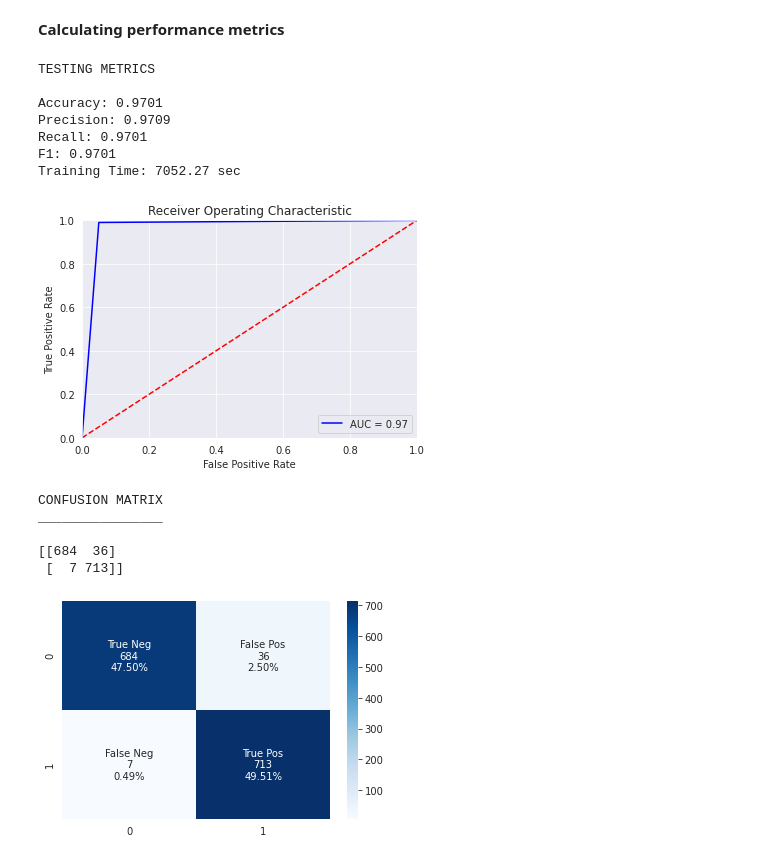
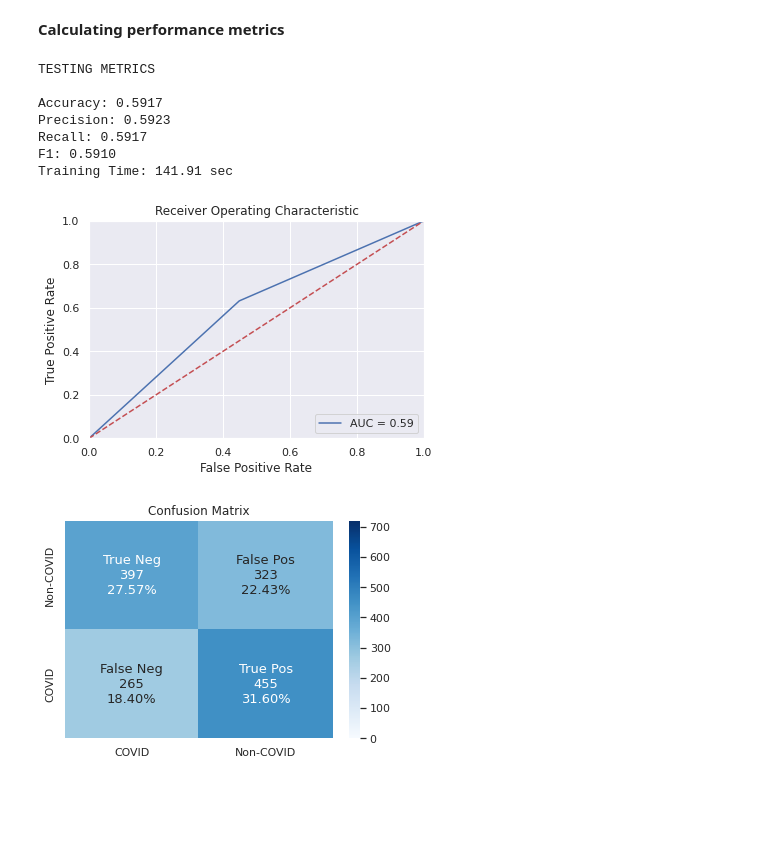
Before and after one commit to ujjalsaha/COVID-19-Detection-Using-CNN-Models-Survey, a Jupyter notebook: Haque_et_al.ipynb, the cells around one changed output. Drawn from its saved outputs; the diff is of its cells as text; code cells hidden in the pictures; blank space fills up the shorter version.

```diff
--- a/Haque_et_al.ipynb
+++ b/Haque_et_al.ipynb
@@ -227,7 +232,7 @@ def load_data(data_path=DATA_PATH):
 Transform the images and load the DataLoader objects for  train/test/val. This will be used for training and testing the model later.
 # %%
 # Call the function to load the train, test and validation dataloaders from the dataset.
-train_loader, val_loader, test_loader = load_data()
+train_loader, val_loader, test_loader, INDEX_LABEL = load_data()
 # %% [markdown]
 Validate that the count of XRays in the train/val/test folders is as per the dataset split ratio.
 # %%
@@ -402,7 +436,6 @@ def plot_training_metrics(epoch_metrics):
   plt.savefig(f"{MODEL_PATH}Accuracy_Epoch.png")
   plt.show()
 
-  plt.figure(figsize = (12, 6))
   plt.grid(True)
   plt.plot(epoch_list, epoch_metrics["epoch_timer"], label='Epoch Time')
   plt.title('Epoch Training Time')
@@ -575,16 +600,17 @@ TRAINING COMPLETE!!
 
 Run this cell to load a previously trained model. If the saved model was not trained completely, set the *resume_training* flag to True to load the model from the checkpoint and resume training. This need not be run under usual circumstances.
 # %%
-# Update the model path to the output folder where the model is saved
-MODEL_PATH = '/content/gdrive/MyDrive/models/CovidCNN/05-07-2021/03:33/'
-
 # BESTMODEL   -> To return the best performing model
 # FINALMODEL   -> To return the best model after the last epoch
 # RESUMETRAIN -> To resume an incomplete training
-mode = 'BESTMODEL'
+mode = ''
 
-model, epoch_metrics = get_savedmodel(MODEL_PATH, mode)
-print("MODEL LOADED!")
+if mode != '':
+  # Update the model path to the output folder where the model is saved
+  MODEL_PATH = '/content/gdrive/MyDrive/models/CovidCNN/05-07-2021/18:06/'
+
+  model, epoch_metrics = get_savedmodel(MODEL_PATH, mode)
+  print(f"\nModel loaded from path -> {MODEL_PATH}")
 # %% [markdown]
 **Plot training metric graphs**
 # %%
@@ -662,45 +688,52 @@ MODEL TESTING COMPLETE!
                        'model_name': MODEL_NAME
                        })
 
   save_file(test_metrics,'test_metrics')
 
   # Plot AUC curve
+  sns.set(font_scale=1.0)
   plt.title('Receiver Operating Characteristic')
   plt.plot(false_posrate, true_posrate, 'b', label = 'AUC = %0.2f' % roc_auc)
   plt.legend(loc = 'lower right')
   plt.plot([0, 1], [0, 1],'r--')
   plt.xlim([0, 1])
   plt.ylim([0, 1])
   plt.ylabel('True Positive Rate')
   plt.xlabel('False Positive Rate')
   plt.savefig(f"{MODEL_PATH}ROC.png")
   plt.show()
 
   # Show confusion matrix
   group_names = ['True Neg','False Pos','False Neg','True Pos']
   group_counts = ["{0:0.0f}".format(value) for value in
                   conf_matrix.flatten()]
   group_percentages = ["{0:.2%}".format(value) for value in
                       conf_matrix.flatten()/np.sum(conf_matrix)]
   labels = [f"{v1}\n{v2}\n{v3}" for v1, v2, v3 in
             zip(group_names,group_counts,group_percentages)]
   labels = np.asarray(labels).reshape(2,2)
-  sns.heatmap(conf_matrix, annot=labels, fmt='', cmap='Blues')
+  ht_map = sns.heatmap(conf_matrix,
+                       annot=labels,
+                       fmt = '',
+                       annot_kws={'fontsize':13},
+                       cmap='Blues',
+                       xticklabels = ['COVID','Non-COVID'],
+                       cbar_kws = {"ticks": np.arange(0,720,100)},
+                       vmin=0, vmax=720
+                      )
+
+  ht_map.set_yticklabels(['Non-COVID','COVID'], va='center')
+
+  ht_map.set(title="Confusion Matrix")
+
   plt.savefig(f"{MODEL_PATH}Confusion Matrix.png")
-
-  print(f"CONFUSION MATRIX\n________________\n\n{conf_matrix}")
 # %% [output]
 TESTING METRICS
 
-Accuracy: 0.9701
-Precision: 0.9709
-Recall: 0.9701
-F1: 0.9701
-Training Time: 7052.27 sec
+Accuracy: 0.5917
+Precision: 0.5923
+Recall: 0.5917
+F1: 0.5910
+Training Time: 141.91 sec
-[figure, old version]
+[figure, new version]
-CONFUSION MATRIX
-________________
-
-[[684  36]
- [  7 713]]
-[figure, old version]
+[figure, new version]
```
Also changed, not shown: parts of 12 cells of this notebook.
